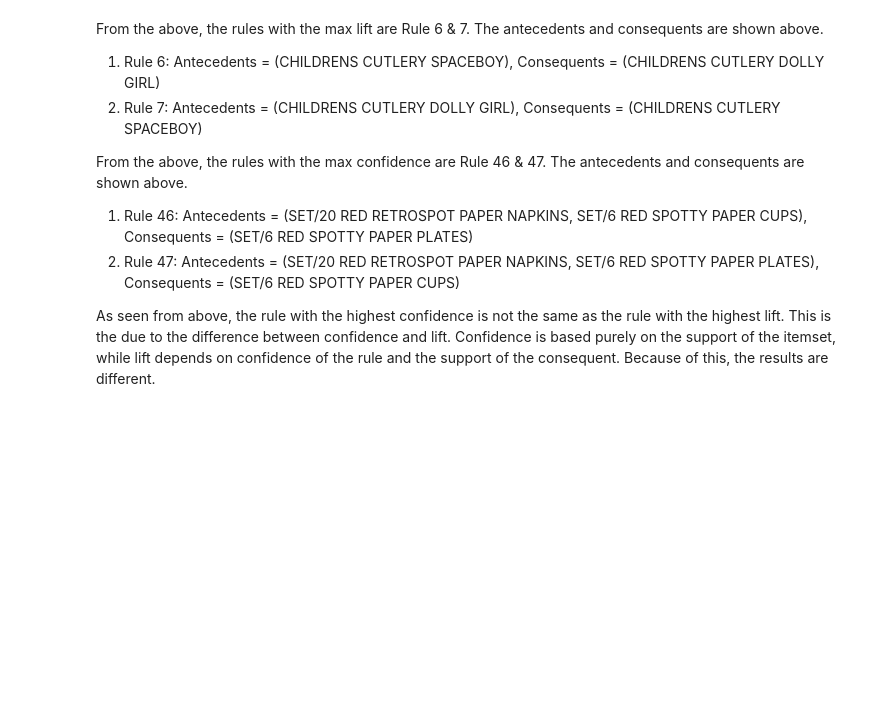
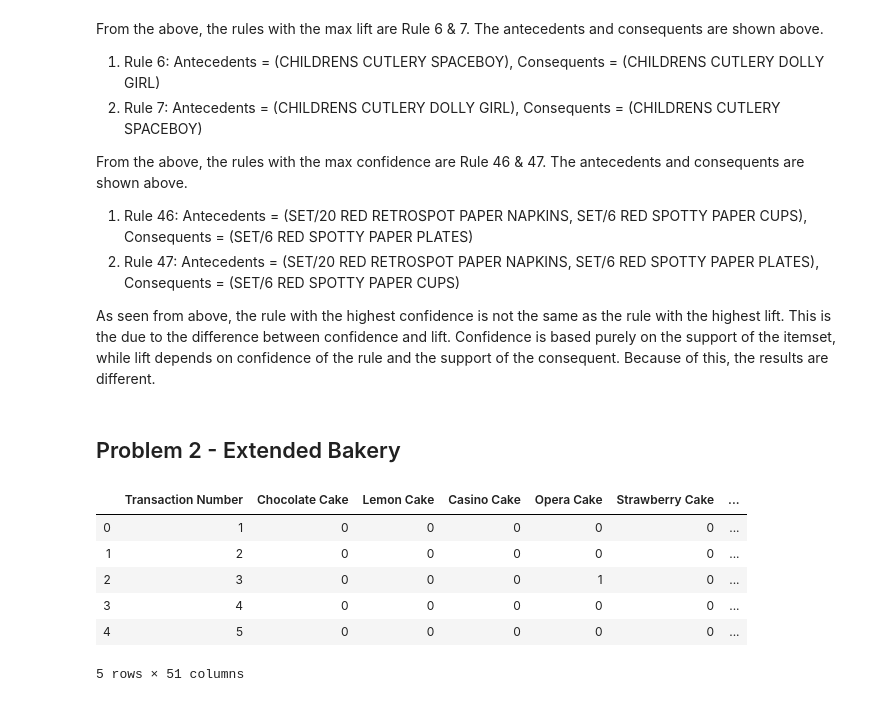
Before and after one commit to dokuritsu/CS422---Data-Mining, a Jupyter notebook: Homework/Homework 3/Homework 3.ipynb, the cells around one changed output. Drawn from its saved outputs; the diff is of its cells as text; code cells hidden in the pictures; blank space fills up the shorter version.

Commit message:
Problem #2 almost done

```diff
--- a/Homework/Homework 3/Homework 3.ipynb
+++ b/Homework/Homework 3/Homework 3.ipynb
@@ -357,3 +361,17 @@ From the above, the rules with the max confidence are Rule 46 & 47. The antecede
 2. Rule 47: Antecedents = (SET/20 RED RETROSPOT PAPER NAPKINS, SET/6 RED SPOTTY PAPER PLATES), Consequents = (SET/6 RED SPOTTY PAPER CUPS)
 
 As seen from above, the rule with the highest confidence is not the same as the rule with the highest lift. This is the due to the difference between confidence and lift. Confidence is based purely on the support of the itemset, while lift depends on confidence of the rule and the support of the consequent. Because of this, the results are different.
+# %% [markdown]
+## Problem 2 - Extended Bakery
+# %%
+#Creating a panda dataframe
+bakery = pd.read_csv("bakery.csv", header=0)
+bakery.head()
+# %% [output]
+|  | Transaction Number | Chocolate Cake | Lemon Cake | Casino Cake | Opera Cake | Strawberry Cake | ... |
+| 0 | 1 | 0 | 0 | 0 | 0 | 0 | ... |
+| 1 | 2 | 0 | 0 | 0 | 0 | 0 | ... |
+| 2 | 3 | 0 | 0 | 0 | 1 | 0 | ... |
+| 3 | 4 | 0 | 0 | 0 | 0 | 0 | ... |
+| 4 | 5 | 0 | 0 | 0 | 0 | 0 | ... |
+5 rows × 51 columns
```
Also changed, not shown: parts of 8 cells of this notebook, 1 other file.
